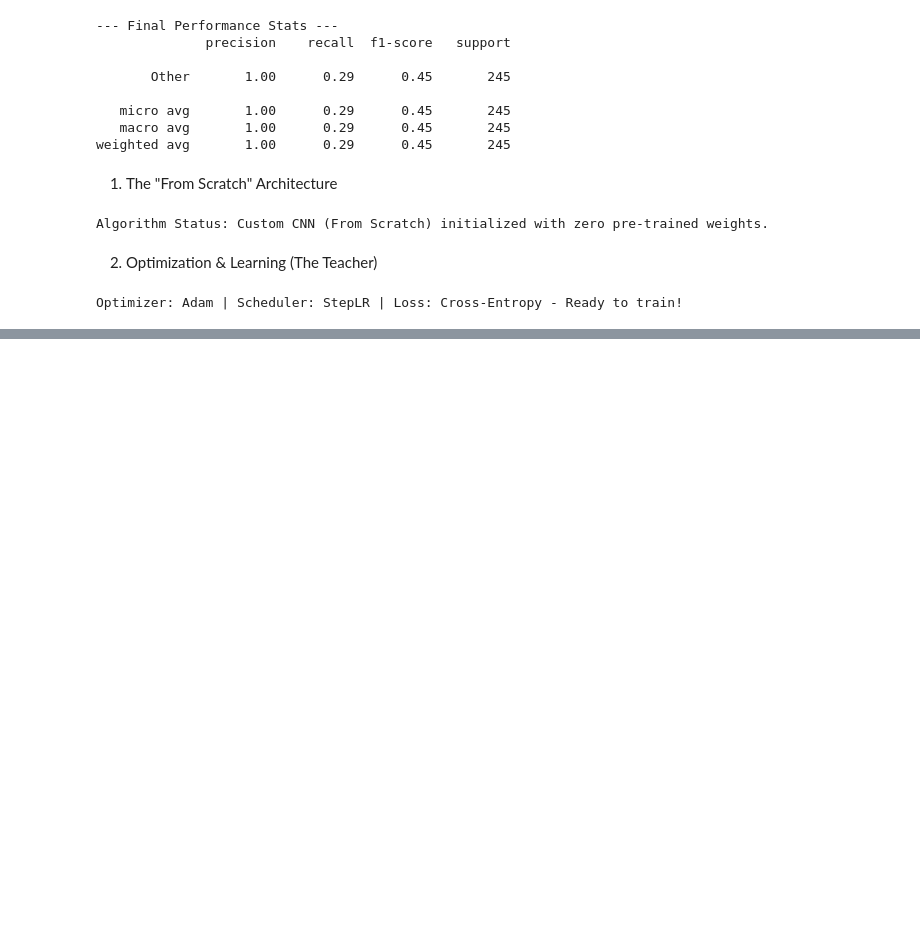
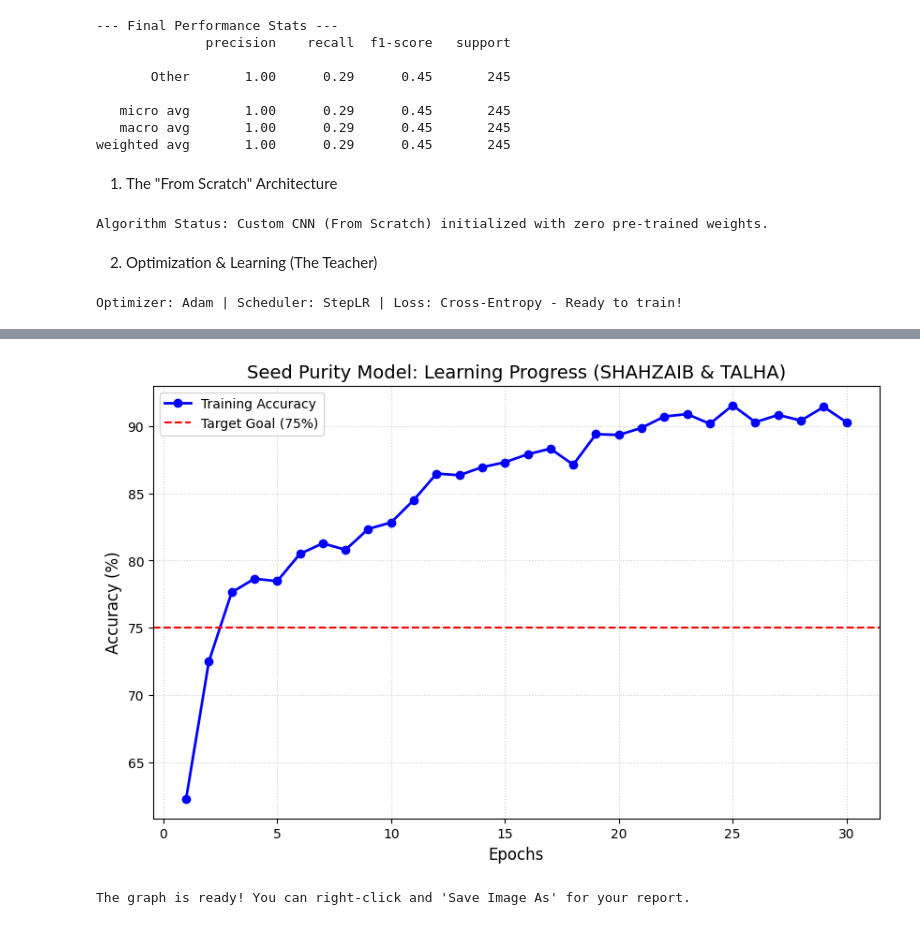
Before and after one commit to shahzaibkhanniazi-dot/MSAI-Agri-SeedPurity-2026, a Jupyter notebook: MSAI_Agri_SeedPurity_2026.ipynb, the cells around one changed output, grey strips where cells are left out. Saved outputs shown, nothing was run; the diff lists cells and outputs as text; code cells hidden in the pictures; blank space fills up the shorter version.

```diff
--- a/MSAI_Agri_SeedPurity_2026.ipynb
+++ b/MSAI_Agri_SeedPurity_2026.ipynb
@@ -376,0 +490,33 @@ Optimizer: Adam | Scheduler: StepLR | Loss: Cross-Entropy - Ready to train!
+# %%
+import matplotlib.pyplot as plt
+
+# 1. I'm manually putting in my results from the training log
+# (Add all 30 values here based on your output above)
+my_epoch_accuracies = [62.31, 72.51, 77.64, 78.65, 78.47, 80.50, 81.28, 80.80, 82.35, 82.83,
+                       84.50, 86.46, 86.34, 86.94, 87.30, 87.90, 88.31, 87.12, 89.39, 89.33,
+                       89.86, 90.70, 90.88, 90.16, 91.53, 90.28, 90.82, 90.40, 91.41, 90.28]
+
+# 2. Since we didn't save loss, we can estimate it or leave it out.
+# For your report, the Accuracy curve is the most important!
+epochs = range(1, len(my_epoch_accuracies) + 1)
+
+plt.figure(figsize=(10, 6))
+plt.plot(epochs, my_epoch_accuracies, 'b-o', linewidth=2, markersize=6, label='Training Accuracy')
+
+# Drawing a line at your 75% goal to show you crushed it
+plt.axhline(y=75, color='r', linestyle='--', label='Target Goal (75%)')
+
+plt.title('Seed Purity Model: Learning Progress (SHAHZAIB & TALHA)', fontsize=14)
+plt.xlabel('Epochs', fontsize=12)
+plt.ylabel('Accuracy (%)', fontsize=12)
+plt.grid(True, linestyle=':', alpha=0.6)
+plt.legend()
+
+# Save the image so you can put it in your Word doc
+plt.savefig('learning_curve.png')
+plt.show()
+
+print("The graph is ready! You can right-click and 'Save Image As' for your report.")
+# %% [output]
+[figure, added]
+The graph is ready! You can right-click and 'Save Image As' for your report.
```
Also changed, not shown: parts of 4 cells of this notebook.
